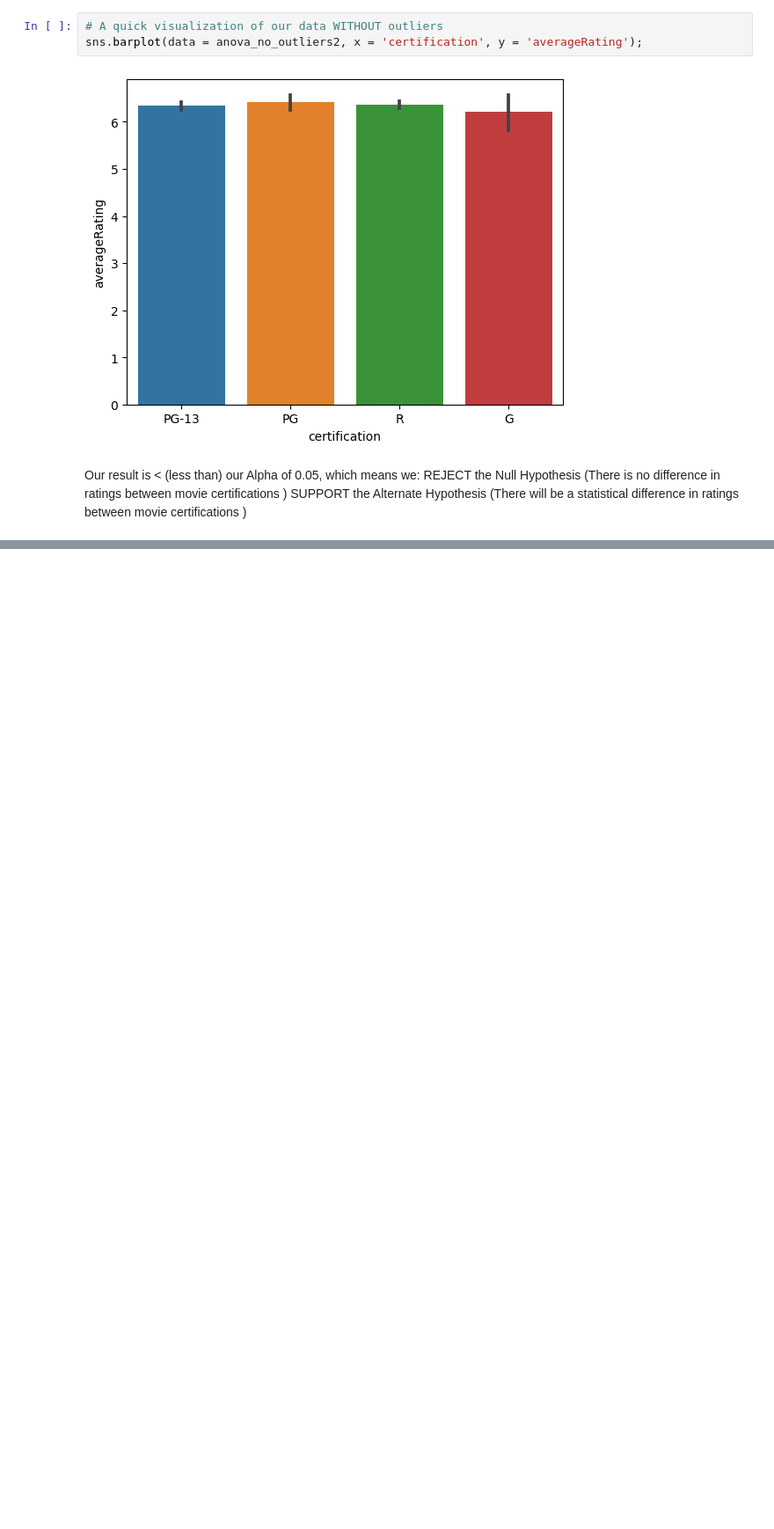
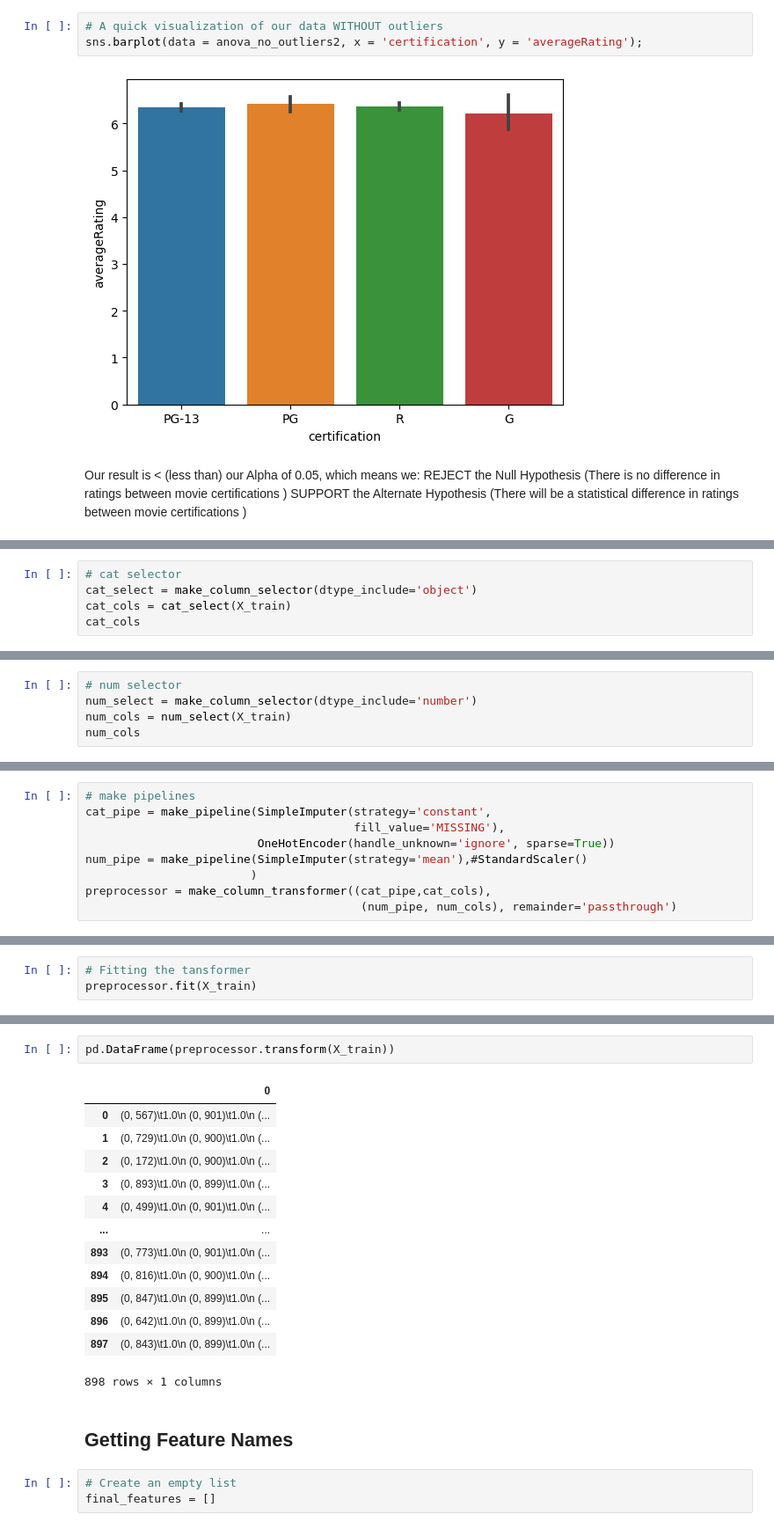
Before and after one commit to JoeBwonKenobi/Movie-Prediction-Project, a Jupyter notebook: Movie_Project_Part_5.ipynb, the cells around one changed output, grey strips where cells are left out. Shown at 88% size. Drawn from its saved outputs; the diff is of its cells as text; blank space fills up the shorter version.

```diff
--- a/Movie_Project_Part_4.ipynb
+++ b/Movie_Project_Part_5.ipynb
@@ -1315,0 +1369,5 @@ SUPPORT the Alternate Hypothesis (There will be a statistical difference in rati
+# %%
+# cat selector
+cat_select = make_column_selector(dtype_include='object')
+cat_cols = cat_select(X_train)
+cat_cols
@@ -1315,0 +1376,5 @@ SUPPORT the Alternate Hypothesis (There will be a statistical difference in rati
+# %%
+# num selector
+num_select = make_column_selector(dtype_include='number')
+num_cols = num_select(X_train)
+num_cols
@@ -1315,0 +1383,9 @@ SUPPORT the Alternate Hypothesis (There will be a statistical difference in rati
+# %%
+# make pipelines
+cat_pipe = make_pipeline(SimpleImputer(strategy='constant',
+                                       fill_value='MISSING'),
+                         OneHotEncoder(handle_unknown='ignore', sparse=True))
+num_pipe = make_pipeline(SimpleImputer(strategy='mean'),#StandardScaler()
+                        )
+preprocessor = make_column_transformer((cat_pipe,cat_cols),
+                                        (num_pipe, num_cols), remainder='passthrough')
@@ -1315,0 +1394,3 @@ SUPPORT the Alternate Hypothesis (There will be a statistical difference in rati
+# %%
+# Fitting the tansformer
+preprocessor.fit(X_train)
@@ -1315,0 +1412,21 @@ SUPPORT the Alternate Hypothesis (There will be a statistical difference in rati
+# %%
+pd.DataFrame(preprocessor.transform(X_train))
+# %% [output]
+|  | 0 |
+| 0 | (0, 567)\t1.0\n (0, 901)\t1.0\n (... |
+| 1 | (0, 729)\t1.0\n (0, 900)\t1.0\n (... |
+| 2 | (0, 172)\t1.0\n (0, 900)\t1.0\n (... |
+| 3 | (0, 893)\t1.0\n (0, 899)\t1.0\n (... |
+| 4 | (0, 499)\t1.0\n (0, 901)\t1.0\n (... |
+| ... | ... |
+| 893 | (0, 773)\t1.0\n (0, 901)\t1.0\n (... |
+| 894 | (0, 816)\t1.0\n (0, 900)\t1.0\n (... |
+| 895 | (0, 847)\t1.0\n (0, 899)\t1.0\n (... |
+| 896 | (0, 642)\t1.0\n (0, 899)\t1.0\n (... |
+| 897 | (0, 843)\t1.0\n (0, 899)\t1.0\n (... |
+898 rows × 1 columns
+# %% [markdown]
+## **Getting Feature Names**
+# %%
+# Create an empty list
+final_features = []
```
Also changed, not shown: parts of 35 cells of this notebook.
